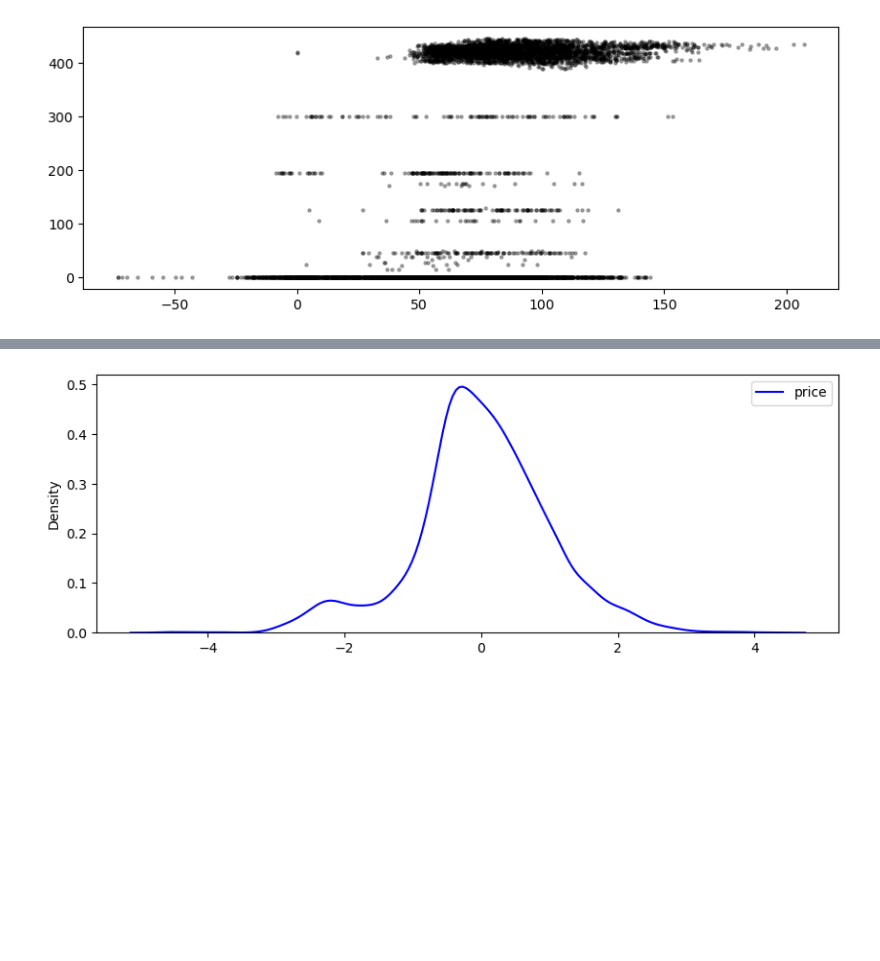
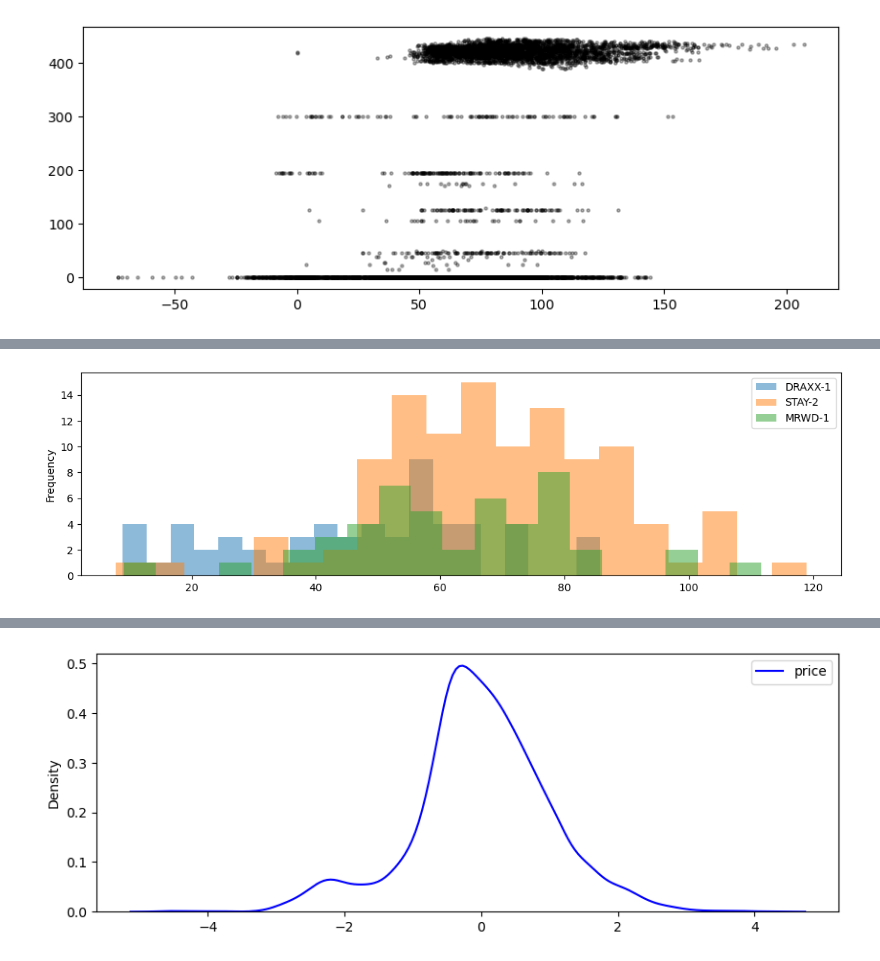
Before and after one commit to LukasFrankenQ/LMP, a Jupyter notebook: notebooks/get_generator_marginals.ipynb, the cells around one changed output, grey strips where cells are left out. Cells and saved outputs as stored; diff of their text form; code cells hidden in the pictures; blank space fills up the shorter version.

```diff
--- a/notebooks/get_generator_marginals.ipynb
+++ b/notebooks/get_generator_marginals.ipynb
@@ -236,0 +229,14 @@ plt.show()
+# %%
+fig, ax = plt.subplots(1, 1, figsize=(13, 3.5))
+
+
+results = {}
+for unit in ["DRAXX-1", "STAY-2", "MRWD-1"]:
+
+    results[unit] = pd.Series(get_bmu_price_distribution(bmus[unit], prices))
+    results[unit].plot.hist(ax=ax, bins=20, alpha=0.5, label=unit)
+
+ax.legend()
+plt.show()
+# %% [output]
+[figure, added]
```
Also changed, not shown: parts of 8 cells of this notebook.
